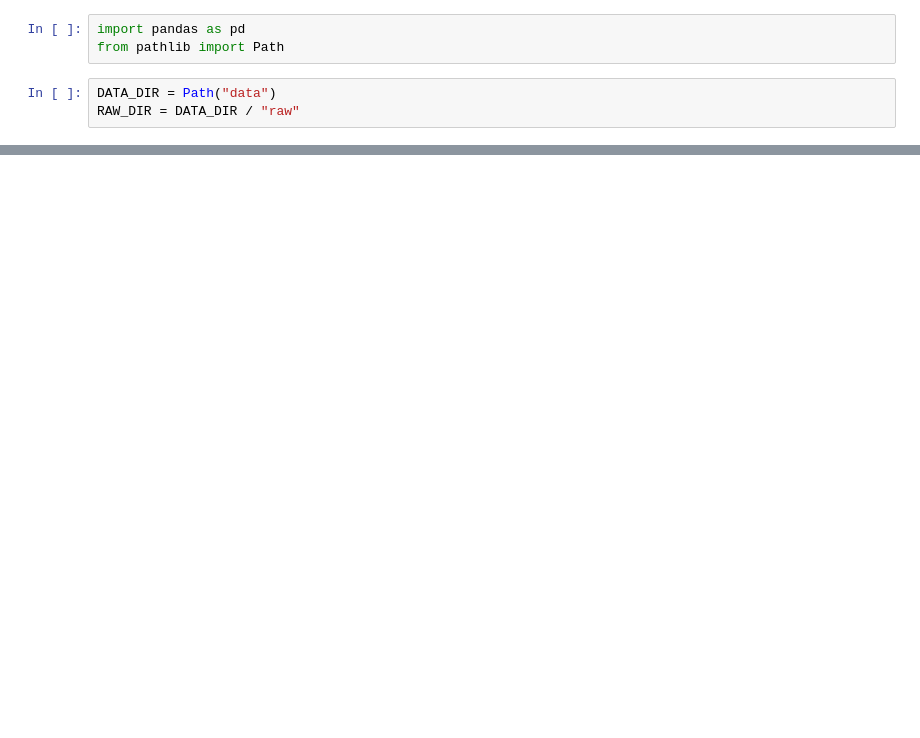
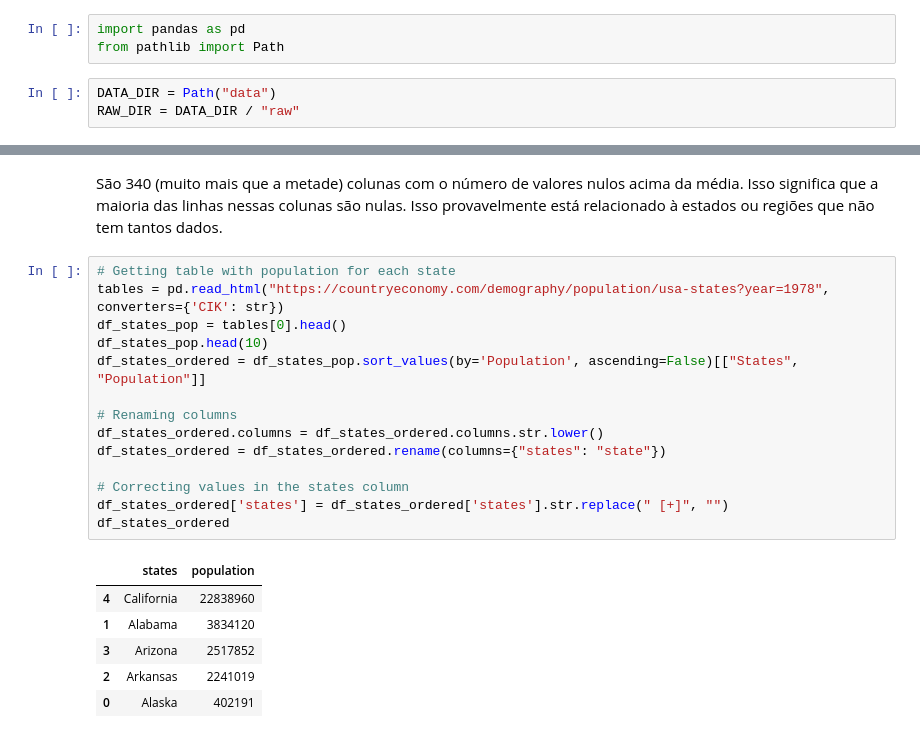
Before and after one commit to ddanieldma/data-visualization, a Jupyter notebook: T2/exploring.ipynb, the cells around one changed output, grey strips where cells are left out. Drawn from its saved outputs; the diff is of its cells as text; blank space fills up the shorter version.

```diff
--- a/T2/exploring.ipynb
+++ b/T2/exploring.ipynb
@@ -24,0 +173,23 @@ df.head(10)
+# %% [markdown]
+São 340 (muito mais que a metade) colunas com o número de valores nulos acima da média. Isso significa que a maioria das linhas nessas colunas são nulas. Isso provavelmente está relacionado à estados ou regiões que não tem tantos dados.
+# %%
+# Getting table with population for each state
+tables = pd.read_html("https://countryeconomy.com/demography/population/usa-states?year=1978", converters={'CIK': str})
+df_states_pop = tables[0].head()
+df_states_pop.head(10)
+df_states_ordered = df_states_pop.sort_values(by='Population', ascending=False)[["States", "Population"]]
+
+# Renaming columns
+df_states_ordered.columns = df_states_ordered.columns.str.lower()
+df_states_ordered = df_states_ordered.rename(columns={"states": "state"})
+
+# Correcting values in the states column
+df_states_ordered['states'] = df_states_ordered['states'].str.replace(" [+]", "")
+df_states_ordered
+# %% [output]
+|  | states | population |
+| 4 | California | 22838960 |
+| 1 | Alabama | 3834120 |
+| 3 | Arizona | 2517852 |
+| 2 | Arkansas | 2241019 |
+| 0 | Alaska | 402191 |
```
Also changed, not shown: parts of 9 cells of this notebook.
